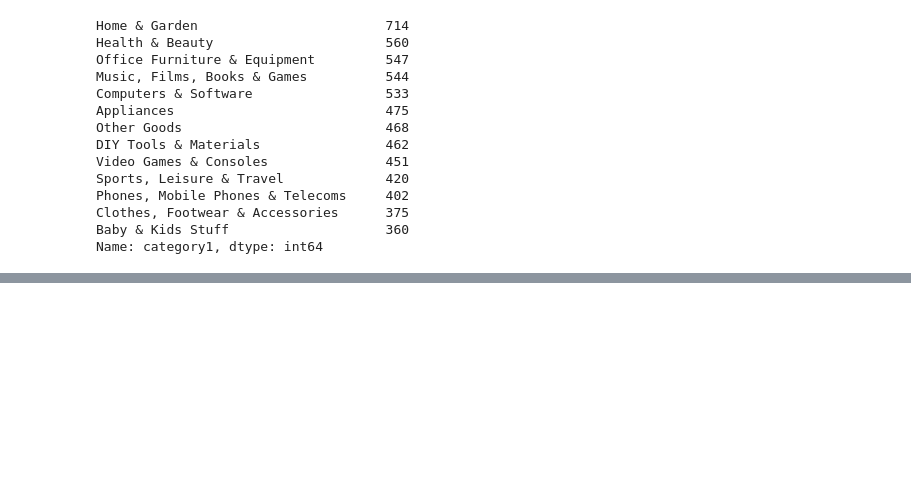
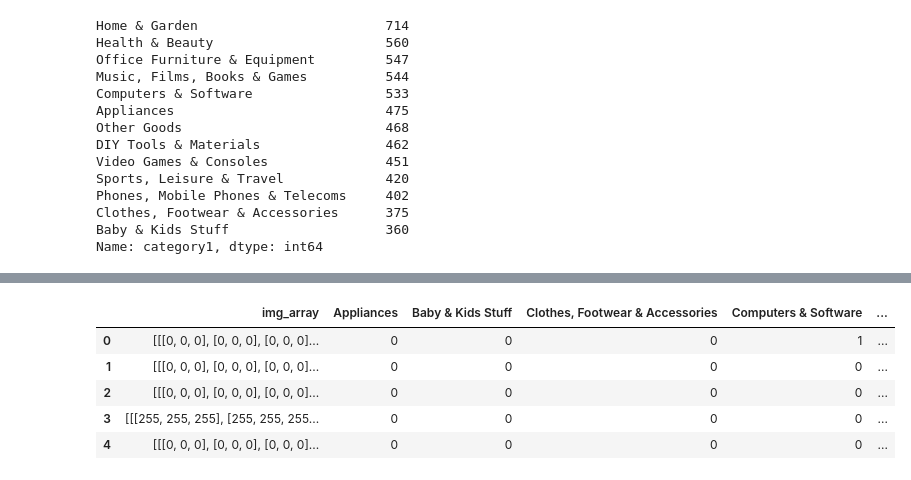
Before and after one commit to mo-sra100/Machine-learning-recommendation-system, a Jupyter notebook: simple_classification_model.ipynb, the cells around one changed output, grey strips where cells are left out. Cells and saved outputs as stored; diff of their text form; code cells hidden in the pictures; blank space fills up the shorter version.

```diff
--- a/simple_classification_model.ipynb
+++ b/simple_classification_model.ipynb
@@ -82,12 +112,0 @@ one_hot_encodings_dataframe
-# %%
-path_to_cleaned_images = "images_cleaned_32x32/"
-for i in range(6228):
-    x = tabular_data_4.iat[i,2]
-    y = (f"32x32_cleaned_{x}")
-    # print(y)
-    img_array = mpimg.imread(f'{path_to_cleaned_images}{y}.jpg')
-    # imgplot = plt.imshow(img_array)
-    img_array_list = list(img_array)
-    tabular_data_4.iat[i,3] = img_array
-    i+=1
-tabular_data_4.head(100)
@@ -130,0 +113,5 @@ for i in tabular_data_4['image_id']:
+# %%
+# Join two dataframes together
+
+df_concat = pd.concat([tabular_data_4, one_hot_encodings_dataframe], axis=1)
+df_concat.info()
@@ -130,0 +158,11 @@ for i in tabular_data_4['image_id']:
+# %%
+df_concat.head(5)
+classification_model_df = df_concat.drop({'category1','code','image_id'}, axis=1)
+classification_model_df.head(5)
+# %% [output]
+|  | img_array | Appliances | Baby & Kids Stuff | Clothes, Footwear & Accessories | Computers & Software | ... |
+| 0 | [[[0, 0, 0], [0, 0, 0], [0, 0, 0]... | 0 | 0 | 0 | 1 | ... |
+| 1 | [[[0, 0, 0], [0, 0, 0], [0, 0, 0]... | 0 | 0 | 0 | 0 | ... |
+| 2 | [[[0, 0, 0], [0, 0, 0], [0, 0, 0]... | 0 | 0 | 0 | 0 | ... |
+| 3 | [[[255, 255, 255], [255, 255, 255... | 0 | 0 | 0 | 0 | ... |
+| 4 | [[[0, 0, 0], [0, 0, 0], [0, 0, 0]... | 0 | 0 | 0 | 0 | ... |
```
Also changed, not shown: parts of 11 cells of this notebook, 2 other files.
